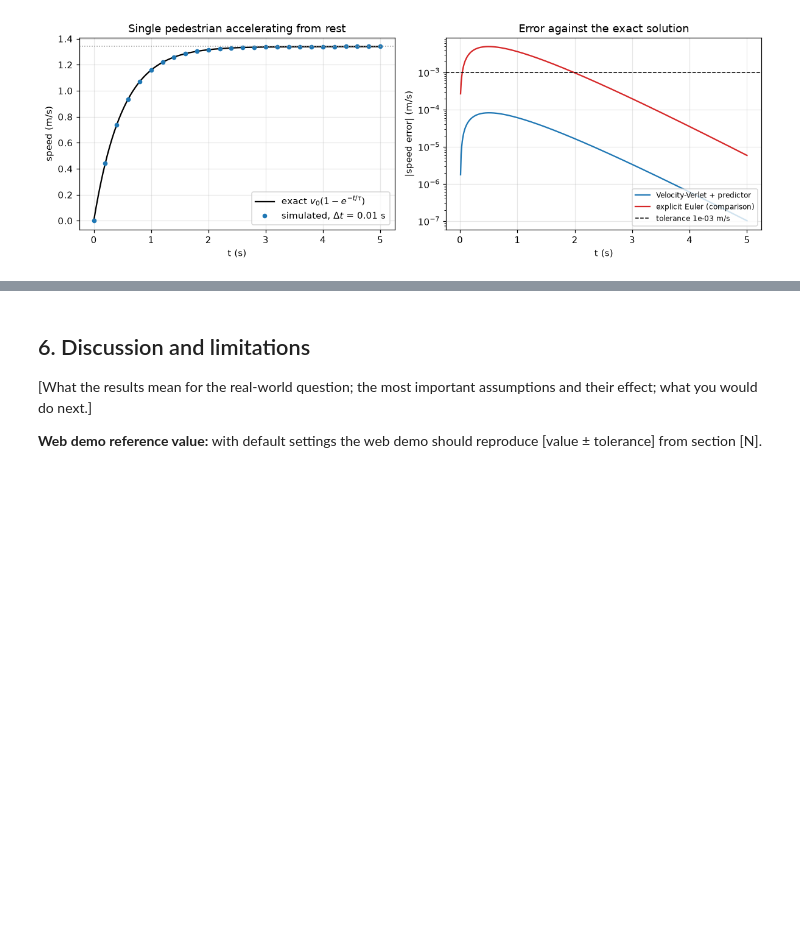
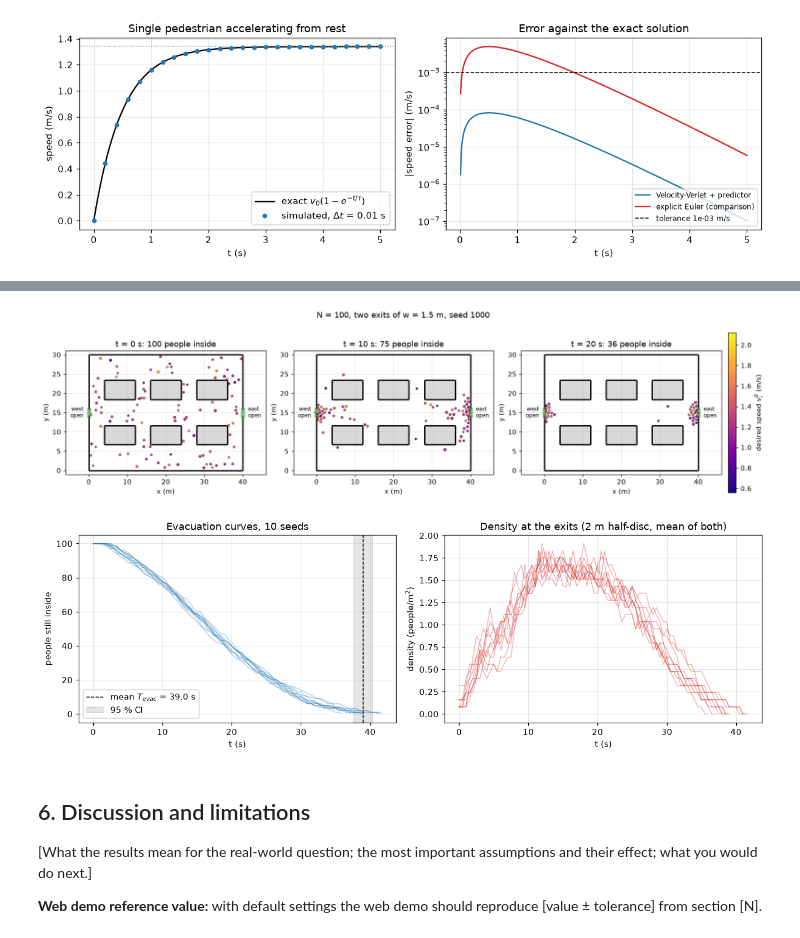
Before and after one commit to ChanuRasmika/mall-evacuation-social-force, a Jupyter notebook: notebook/mall-evacuation-social-force.ipynb, the cells around one changed output, grey strips where cells are left out. Cells and saved outputs as stored; diff of their text form; code cells hidden in the pictures; blank space fills up the shorter version.

Commit message:
day 02 work done - buiding crowd dynamics, social forces, cell lists and evacuation MVP.

```diff
--- a/notebook/mall-evacuation-social-force.ipynb
+++ b/notebook/mall-evacuation-social-force.ipynb
@@ -645,6 +645,10 @@ V_MAX_FACTOR = 1.3   # v_max = 1.3 v0                                     [1]
 DT = 0.01            # time step (s), checked in Section 4
 T_MAX = 600.0        # simulation time limit (s)
 T_TARGET = 180.0     # evacuation target (s)
+# Input model (Section 2.5).
+R_MIN, R_MAX = 0.25, 0.35   # body radius r_i ~ U(R_MIN, R_MAX) (m)                         [2]
+V0_MEAN, V0_SD = 1.34, 0.26 # desired speed v0 ~ N(V0_MEAN, V0_SD^2), truncated at +-3 sd (m/s) [1]
+REMOVE_DIST = 0.5           # a person is evacuated 0.5 m beyond an exit line (m)
 
 
 def driving_acceleration(v, v0, e0, tau=TAU):
@@ -762,0 +1269,14 @@ V1 PASS: dt = 0.01 s, max |v - v_exact| = 8.21e-05 m/s, max |x - x_exact| = 6.69
+# %%
+# 5.1 First result: N = 100 people, two exits of w = 1.5 m, R = 10 replications (seeds listed above).
+MVP_N, MVP_W, MVP_R = 100, 1.5, 10
+SNAP_TIMES = (0.0, 10.0, 20.0)
+mvp_runs = [run_evacuation(MVP_N, MVP_W, s, snap_times=SNAP_TIMES) for s in REPLICATION_SEEDS[:MVP_R]]
+mvp = pd.DataFrame([{"seed": r.seed, "T_evac (s)": r.t_evac, "T_90 (s)": r.t_90, "out west": r.n_west,
+                     "out east": r.n_east, "peak density (1/m^2)": r.density_rec.max(), "cleared": r.cleared}
+                    for r in mvp_runs])
+assert mvp["cleared"].all(), "every MVP run should clear well before T_max"
+print(mvp.round(2).to_string(index=False))
+_m, _h = mean_ci(mvp["T_evac (s)"])
+_m90, _h90 = mean_ci(mvp["T_90 (s)"])
+print(f"\nN = {MVP_N}, w = {MVP_W} m, R = {MVP_R}: T_evac = {_m:.1f} +- {_h:.1f} s, "
+      f"T_90 = {_m90:.1f} +- {_h90:.1f} s (mean +- 95 % CI); target {T_TARGET:.0f} s")
@@ -763,3 +1297,37 @@ V1 PASS: dt = 0.01 s, max |v - v_exact| = 8.21e-05 m/s, max |x - x_exact| = 6.69
+# %%
+# Figures: crowd snapshots for the first seed, and the evacuation curves of all seeds.
+from matplotlib.collections import EllipseCollection
+
+_run = mvp_runs[0]
+fig, axes = plt.subplots(1, len(SNAP_TIMES), figsize=(15, 4.0), layout="constrained")
+for ax, t, pos in zip(axes, _run.snap_times, _run.snaps):
+    plot_mall(get_mall(MVP_W)[0], ax=ax, title=f"t = {t:g} s: {np.isfinite(pos[:, 0]).sum()} people inside")
+    inside = np.isfinite(pos[:, 0])
+    discs = EllipseCollection(2 * _run.r[inside], 2 * _run.r[inside], 0, units="xy", offsets=pos[inside],
+                              offset_transform=ax.transData, array=_run.v0[inside], cmap="plasma",
+                              clim=(V0_MEAN - 3 * V0_SD, V0_MEAN + 3 * V0_SD), zorder=5, edgecolor="k", lw=0.3)
+    ax.add_collection(discs)
+fig.colorbar(discs, ax=axes, shrink=0.9, pad=0.01, label="desired speed $v_i^0$ (m/s)")
+fig.suptitle(f"N = {MVP_N}, two exits of w = {MVP_W} m, seed {_run.seed}")
+fig.savefig(FIG_DIR / "mvp_snapshots.png", dpi=150, bbox_inches="tight")
+plt.show()
+
+fig, axes = plt.subplots(1, 2, figsize=(12, 4))
+for r in mvp_runs:
+    axes[0].plot(r.t_rec, MVP_N - r.n_out_rec.sum(axis=1), color="tab:blue", alpha=0.35, lw=1)
+    axes[1].plot(r.t_rec, r.density_rec.mean(axis=1), color="tab:red", alpha=0.35, lw=1)
+axes[0].axvline(_m, color="k", ls="--", lw=1, label=f"mean $T_{{evac}}$ = {_m:.1f} s")
+axes[0].axvspan(_m - _h, _m + _h, color="k", alpha=0.1, label="95 % CI")
+axes[0].set(xlabel="t (s)", ylabel="people still inside", title=f"Evacuation curves, {MVP_R} seeds")
+axes[0].legend()
+axes[1].set(xlabel="t (s)", ylabel="density (people/m$^2$)",
+            title=f"Density at the exits ({DENSITY_RADIUS:g} m half-disc, mean of both)")
+fig.tight_layout()
+fig.savefig(FIG_DIR / "mvp_evacuation_curves.png", dpi=150, bbox_inches="tight")
+plt.show()
+# %% [output]
+[figure, added]
+[figure, added]
 # %% [markdown]
 ## 6. Discussion and limitations
 
```
Also changed, not shown: parts of 19 cells of this notebook, 4 other files.
